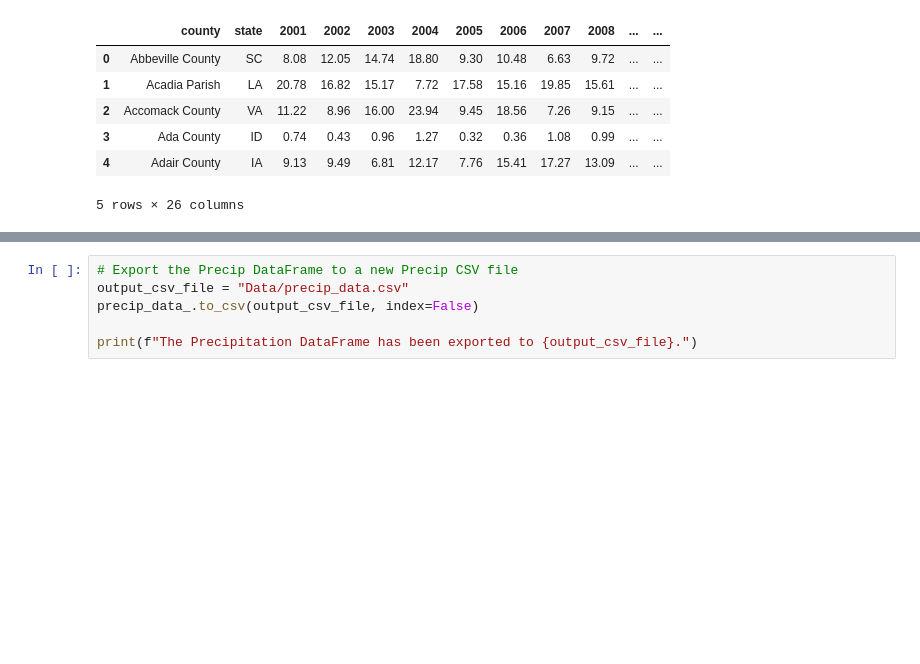
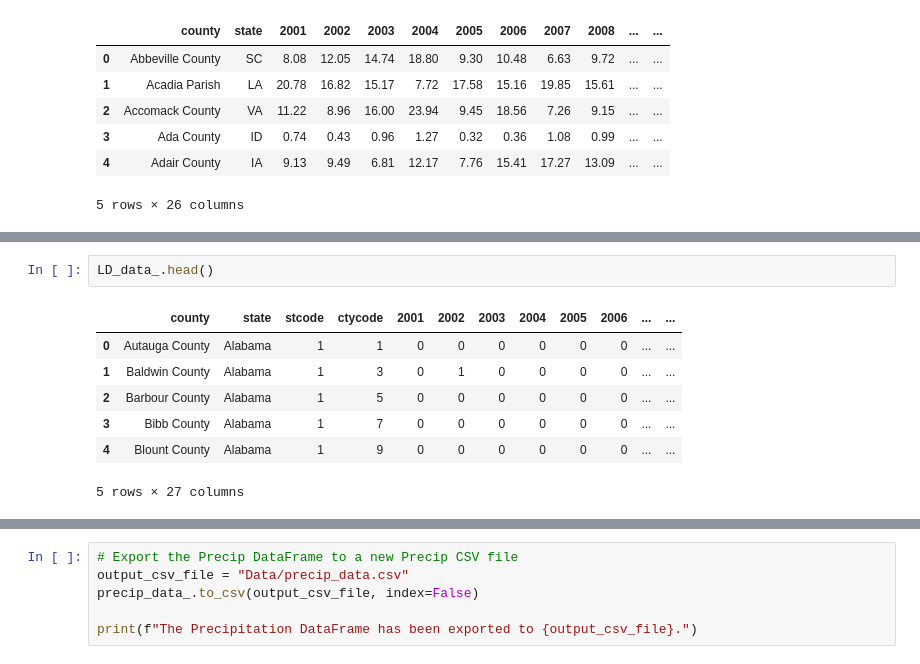
Before and after one commit to Evdawg/Project_3_Mosquito-borne_Diseases, a Jupyter notebook: Resources/dropping_column_1.ipynb, the cells around one changed output, grey strips where cells are left out. Saved outputs shown, nothing was run; the diff lists cells and outputs as text; blank space fills up the shorter version.

```diff
--- a/Resources/dropping_column_1.ipynb
+++ b/Resources/dropping_column_1.ipynb
@@ -49,0 +50,10 @@ precip_data_.head()
+# %%
+LD_data_.head()
+# %% [output]
+|  | county | state | stcode | ctycode | 2001 | 2002 | 2003 | 2004 | 2005 | 2006 | ... | ... |
+| 0 | Autauga County | Alabama | 1 | 1 | 0 | 0 | 0 | 0 | 0 | 0 | ... | ... |
+| 1 | Baldwin County | Alabama | 1 | 3 | 0 | 1 | 0 | 0 | 0 | 0 | ... | ... |
+| 2 | Barbour County | Alabama | 1 | 5 | 0 | 0 | 0 | 0 | 0 | 0 | ... | ... |
+| 3 | Bibb County | Alabama | 1 | 7 | 0 | 0 | 0 | 0 | 0 | 0 | ... | ... |
+| 4 | Blount County | Alabama | 1 | 9 | 0 | 0 | 0 | 0 | 0 | 0 | ... | ... |
+5 rows × 27 columns
```
Also changed, not shown: parts of 7 cells of this notebook, 4 other files.
